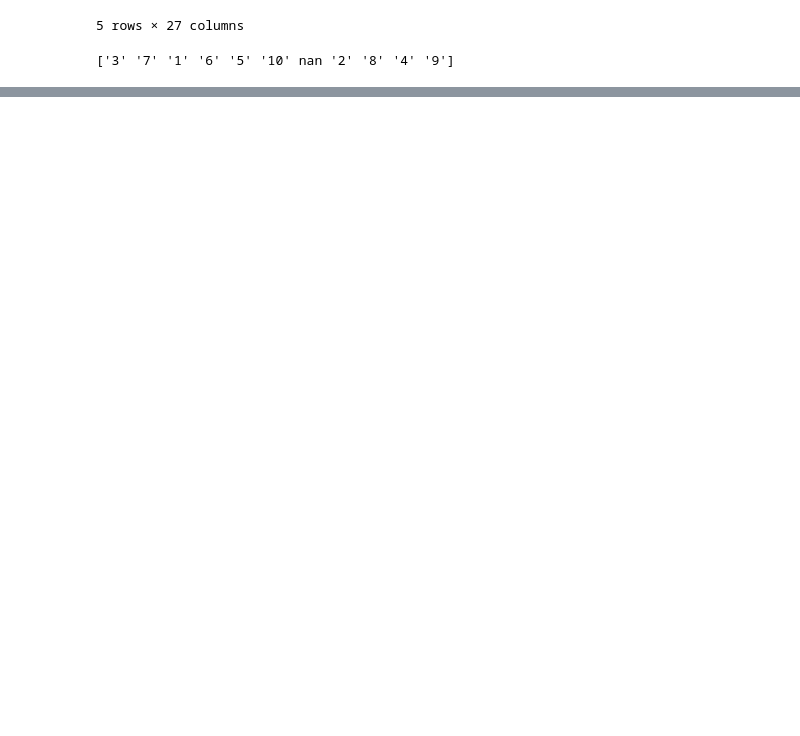
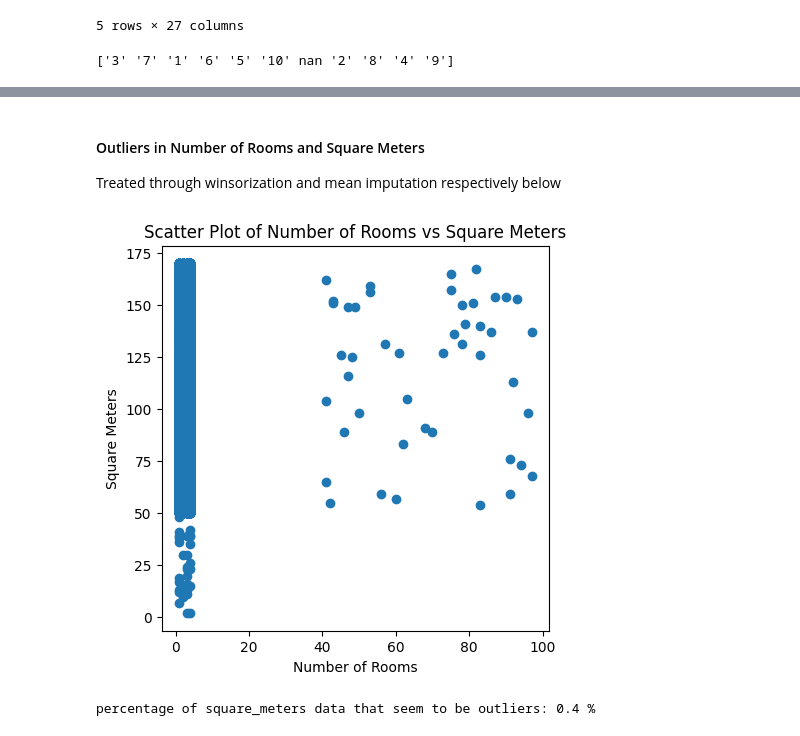
Before and after one commit to TatianaBakwenye/Barcelona-prices, a Jupyter notebook: Barcelona_Prices_Eixample_draft.ipynb, the cells around one changed output, grey strips where cells are left out. Saved outputs shown, nothing was run; the diff lists cells and outputs as text; code cells hidden in the pictures; blank space fills up the shorter version.

```diff
--- a/Barcelona_Prices_Eixample_draft.ipynb
+++ b/Barcelona_Prices_Eixample_draft.ipynb
@@ -673,0 +327,21 @@ Test R^2: 0.5891046297718019
+# %% [markdown]
+#### Outliers in Number of Rooms and Square Meters
+
+Treated through winsorization and mean imputation respectively below
+# %%
+# Create a scatter plot to see, if there are strange values
+plt.figure(figsize=(5, 5))
+plt.scatter(df['num_rooms'], df['square_meters'])
+plt.xlabel('Number of Rooms')
+plt.ylabel('Square Meters')
+plt.title('Scatter Plot of Number of Rooms vs Square Meters')
+plt.show()
+# %% [output]
+[figure, added]
+# %%
+# Number of strange values having viewed the box plot.
+count_small = len(df[df['square_meters'] < 50])
+count = len(df['square_meters']) # total values
+print('percentage of square_meters data that seem to be outliers:', (count_small/count)*100, '%')
+# %% [output]
+percentage of square_meters data that seem to be outliers: 0.4 %
```
Also changed, not shown: parts of 91 cells of this notebook, 5 other files.
